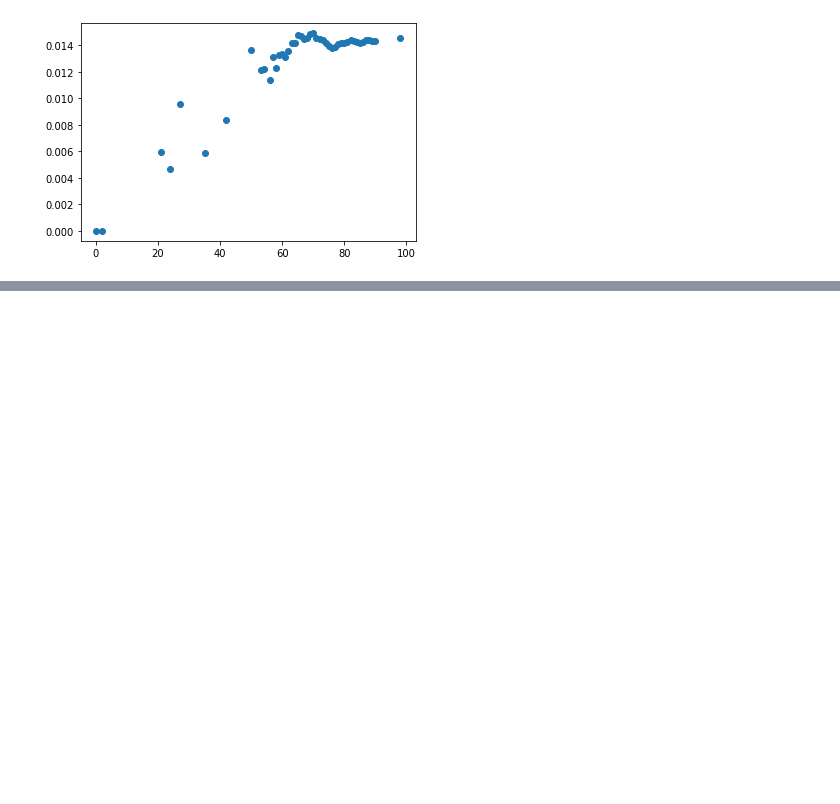
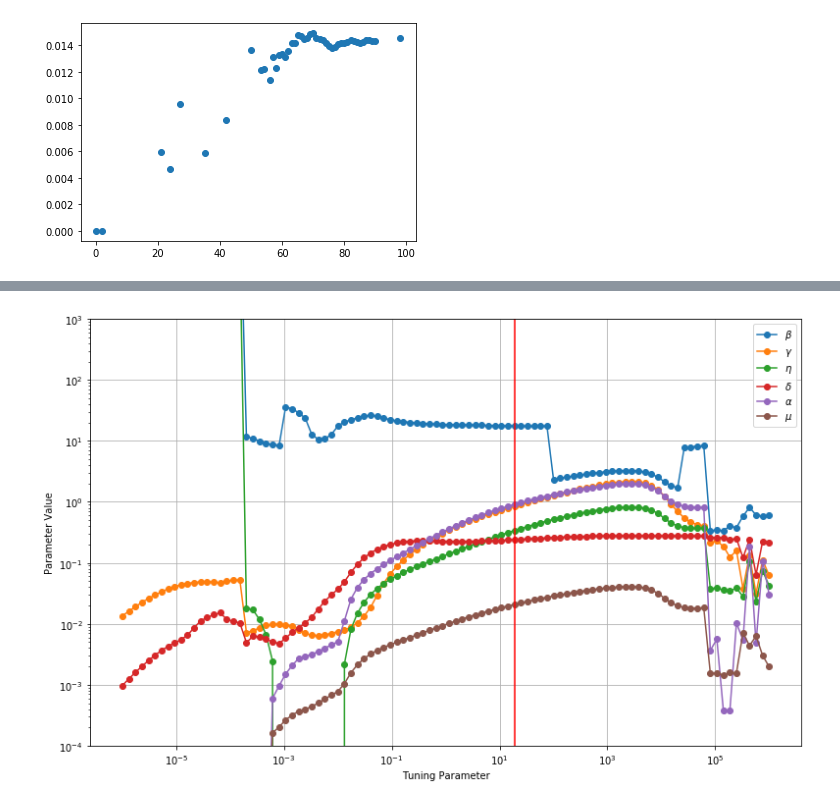
Before and after one commit to dwu402/pypei, a Jupyter notebook: samoa-data.ipynb, the cells around one changed output, grey strips where cells are left out. Cells and saved outputs as stored; diff of their text form; code cells hidden in the pictures; blank space fills up the shorter version.

```diff
--- a/samoa-data.ipynb
+++ b/samoa-data.ipynb
@@ -182,19 +205,24 @@ plt.loglog(*fsvals[idx], 'ro')
 # %%
 plt.figure(figsize=[13,8])
 plt.plot(prange, [float(s['x'][-6]) for s in sols], 'o-', label=r'$\beta$')
 plt.plot(prange, [float(s['x'][-5]) for s in sols], 'o-', label=r'$\gamma$')
 plt.plot(prange, [float(s['x'][-4]) for s in sols], 'o-', label=r'$\eta$')
 plt.plot(prange, [float(s['x'][-3]) for s in sols], 'o-', label=r'$\delta$')
 plt.plot(prange, [float(s['x'][-2]) for s in sols], 'o-', label=r'$\alpha$')
 plt.plot(prange, [float(s['x'][-1]) for s in sols], 'o-', label=r'$\mu$')
-for q in p0:
-    plt.axhline(q, color='k')
-plt.axhline(0.125, color='k', alpha=0.7)
+# for q in p0:
+#     plt.axhline(q, color='k')
+# plt.axhline(0.125, color='k', alpha=0.7)
 plt.xscale('log')
+plt.xlabel('Tuning Parameter')
+plt.ylabel('Parameter Value')
 plt.yscale('log')
 plt.axvline(prange[idx], color='r')
 plt.legend()
 plt.ylim([1e-4, 1e3])
+plt.grid(True)
+# %% [output]
+[figure, added]
 # %%
 def r0(sol):
     b, g, e, d, a, m = getp(sol['x'])
```
Also changed, not shown: parts of 29 cells of this notebook, 1 other file.
